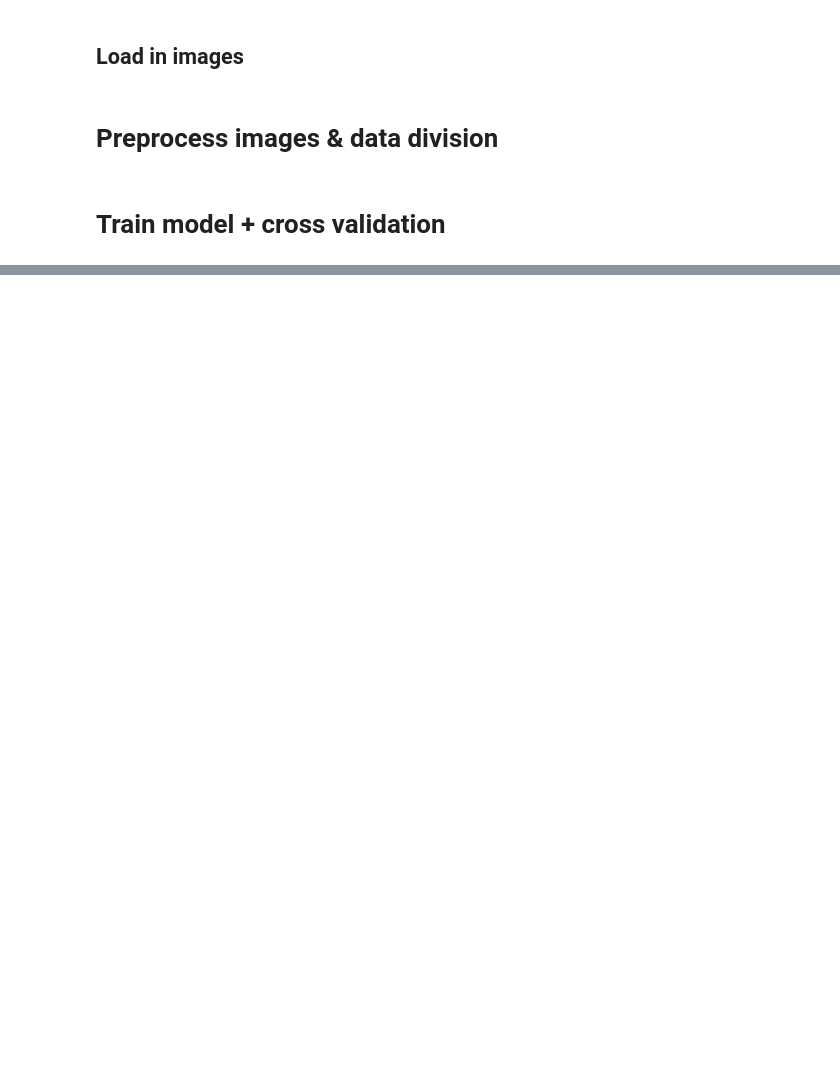
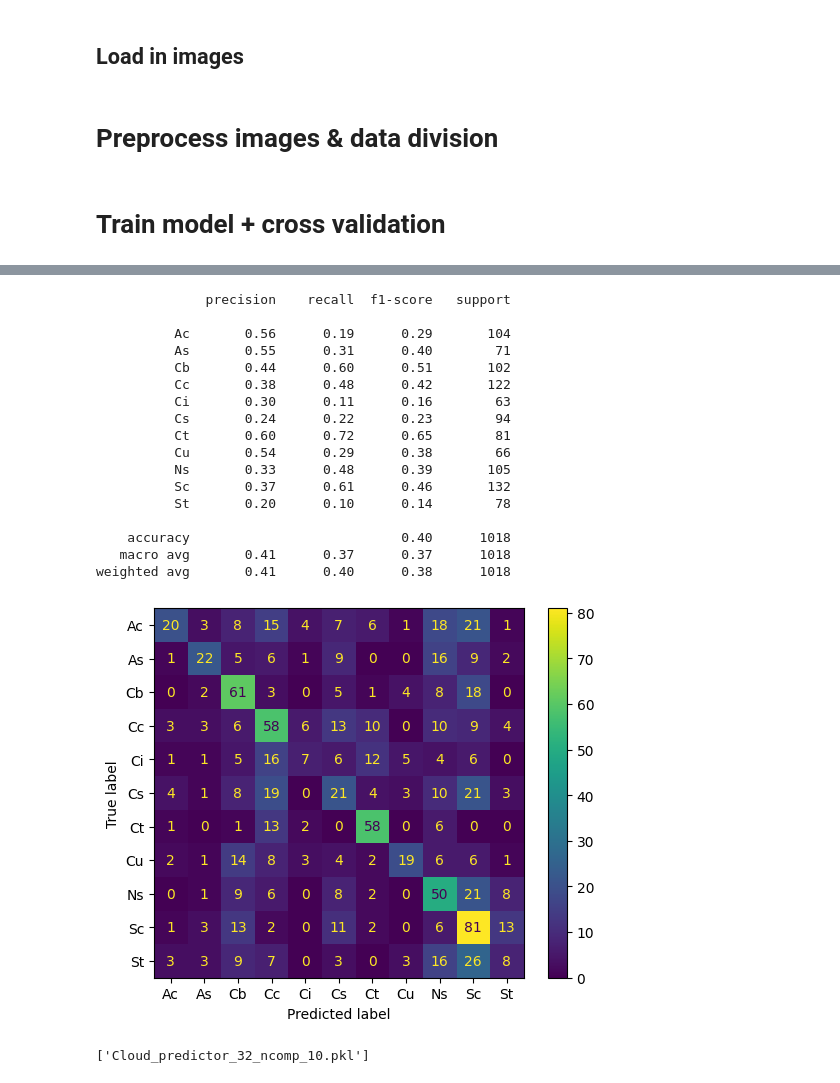
Before and after one commit to huineith/Cloud_classification, a Jupyter notebook: cloud_class_model_creation.ipynb, the cells around one changed output, grey strips where cells are left out. Drawn from its saved outputs; the diff is of its cells as text; code cells hidden in the pictures; blank space fills up the shorter version.

```diff
--- a/cloud_class_model_creation.ipynb
+++ b/cloud_class_model_creation.ipynb
@@ -256,0 +305,37 @@ Best cross-validation score for ExtraTreesClassifier: 0.3686
+# %%
+
+ET_pipeline_train_val= Pipeline(steps=[('StandardScaler',StandardScaler()), ('PCA', PCA(n_components=n_comp, random_state=21)),('ET-CLF',ExtraTreesClassifier(**choosen_parameters,random_state=21) ) ])
+
+ET_pipeline_train_val.fit(X_train_val, y_train_val)
+
+y_pred_test= ET_pipeline_train_val.predict(X_test)
+
+display_confusion_matrix(y_test, y_pred_test)
+print(classification_report(y_test, y_pred_test))
+# %% [output]
+              precision    recall  f1-score   support
+
+          Ac       0.56      0.19      0.29       104
+          As       0.55      0.31      0.40        71
+          Cb       0.44      0.60      0.51       102
+          Cc       0.38      0.48      0.42       122
+          Ci       0.30      0.11      0.16        63
+          Cs       0.24      0.22      0.23        94
+          Ct       0.60      0.72      0.65        81
+          Cu       0.54      0.29      0.38        66
+          Ns       0.33      0.48      0.39       105
+          Sc       0.37      0.61      0.46       132
+          St       0.20      0.10      0.14        78
+
+    accuracy                           0.40      1018
+   macro avg       0.41      0.37      0.37      1018
+weighted avg       0.41      0.40      0.38      1018
+[figure, added]
+# %%
+ET_model= Pipeline(steps=[('StandardScaler',StandardScaler()), ('PCA', PCA(n_components=n_comp, random_state=21)),('ET-CLF',ExtraTreesClassifier(**choosen_parameters,random_state=21) ) ])
+
+ET_model.fit(X, y)
+
+joblib.dump(ET_model, f"Cloud_predictor_{n}_ncomp_{n_comp}.pkl")
+# %% [output]
+['Cloud_predictor_32_ncomp_10.pkl']
```
Also changed, not shown: parts of 5 cells of this notebook, 1 other file.
